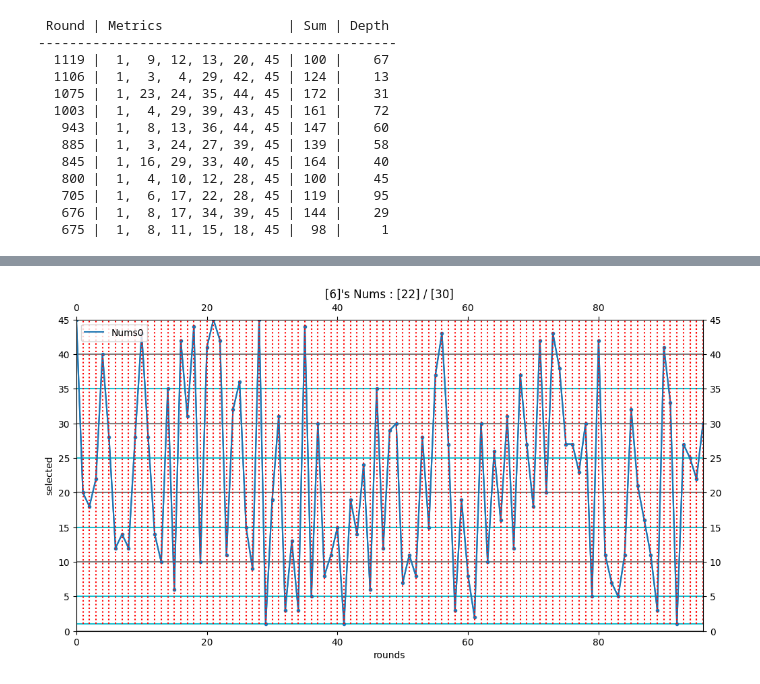
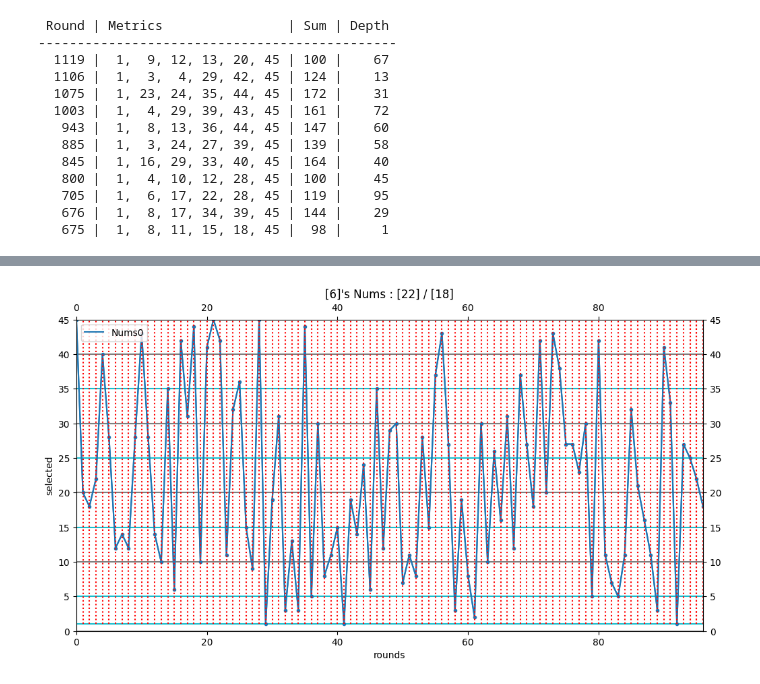
Before and after one commit to swhors/LSTM_Analyze, a Jupyter notebook: foresttrans/memo_re_0818_3.ipynb, the cells around one changed output, grey strips where cells are left out. Cells and saved outputs as stored; diff of their text form; code cells hidden in the pictures.

```diff
--- a/foresttrans/memo_re_0818_3.ipynb
+++ b/foresttrans/memo_re_0818_3.ipynb
@@ -322,8 +322,9 @@ execute this code. [2025-08-20 22:51:56.987489]
 자주 나오는 데이터 [(7, 5), (30, 5), (16, 5), (17, 4), (31, 4), (38, 4), (13, 4), (33, 4), (45, 3), (39, 3), (21, 3), (37, 3), (19, 3), (44, 3), (3, 3), (29, 2), (24, 2), (15, 2), (40, 2), (43, 2), (34, 2), ( ...
 # %%
 row_nums = [2]
-next_nums[row_nums[0]-1] = 21
+next_nums[row_nums[0]-1] = 7
 draw_frequency_v2(row_nums=row_nums, metrics=metrics, next_nums=[next_nums[row_nums[0]-1]])
 print("10단위별 데이터 분포", get_level_count(metrics[row_nums[0]-1], level=10))
 print("5단위별 데이터 분포", get_level_count(metrics[row_nums[0]-1], level=5))
+print("자주 나오는 데이터", get_frequency(nums=metrics[row_nums[0]-1], is_desc=True))
 # %% [output]
@@ -334,6 +336,6 @@ execute this code. [2025-08-20 22:51:57.192578]
 # %%
 row_nums = [3]
-next_nums[row_nums[0]-1] = 16
+next_nums[row_nums[0]-1] = 14
 draw_frequency_v2(row_nums=row_nums, metrics=metrics, next_nums=[next_nums[row_nums[0]-1]])
 print("10단위별 데이터 분포", get_level_count(metrics[row_nums[0]-1], level=10))
 print("5단위별 데이터 분포", get_level_count(metrics[row_nums[0]-1], level=5))
@@ -344,7 +346,7 @@ execute this code. [2025-08-20 22:51:57.510481]
 5단위별 데이터 분포 {0: 7, 5: 9, 10: 17, 15: 11, 20: 11, 25: 7, 30: 9, 35: 14, 40: 9, 45: 2}
 # %%
 row_nums = [4]
-next_nums[row_nums[0]-1] = 18
+next_nums[row_nums[0]-1] = 27
 draw_frequency_v2(row_nums=row_nums, metrics=metrics, next_nums=[next_nums[row_nums[0]-1]])
 print("10단위별 데이터 분포", get_level_count(metrics[row_nums[0]-1], level=10))
 print("5단위별 데이터 분포", get_level_count(metrics[row_nums[0]-1], level=5))
@@ -355,7 +357,7 @@ execute this code. [2025-08-20 22:51:57.986829]
 5단위별 데이터 분포 {0: 6, 5: 16, 10: 11, 15: 9, 20: 9, 25: 13, 30: 12, 35: 9, 40: 10, 45: 1}
 # %%
 row_nums = [5]
-next_nums[row_nums[0]-1] = 14
+next_nums[row_nums[0]-1] = 3
 draw_frequency_v2(row_nums=row_nums, metrics=metrics, next_nums=[next_nums[row_nums[0]-1]])
 print("10단위별 데이터 분포", get_level_count(metrics[row_nums[0]-1], level=10))
 print("5단위별 데이터 분포", get_level_count(metrics[row_nums[0]-1], level=5))
@@ -366,10 +368,10 @@ execute this code. [2025-08-20 22:51:58.499420]
 5단위별 데이터 분포 {0: 9, 5: 10, 10: 7, 15: 11, 20: 16, 25: 11, 30: 12, 35: 12, 40: 7, 45: 1}
 # %%
 row_nums = [6]
-next_nums[row_nums[0]-1] = 30
+next_nums[row_nums[0]-1] = 18
 draw_frequency_v2(row_nums=row_nums, metrics=metrics, next_nums=[next_nums[row_nums[0]-1]])
 print("10단위별 데이터 분포", get_level_count(metrics[row_nums[0]-1], level=10))
 print("5단위별 데이터 분포", get_level_count(metrics[row_nums[0]-1], level=5))
 print("자주 나오는 데이터", get_frequency(nums=metrics[row_nums[0]-1], is_desc=True))
 # %% [output]
-[figure, old version]
+[figure, new version]
```
Also changed, not shown: parts of 8 cells of this notebook, 1 other file.
